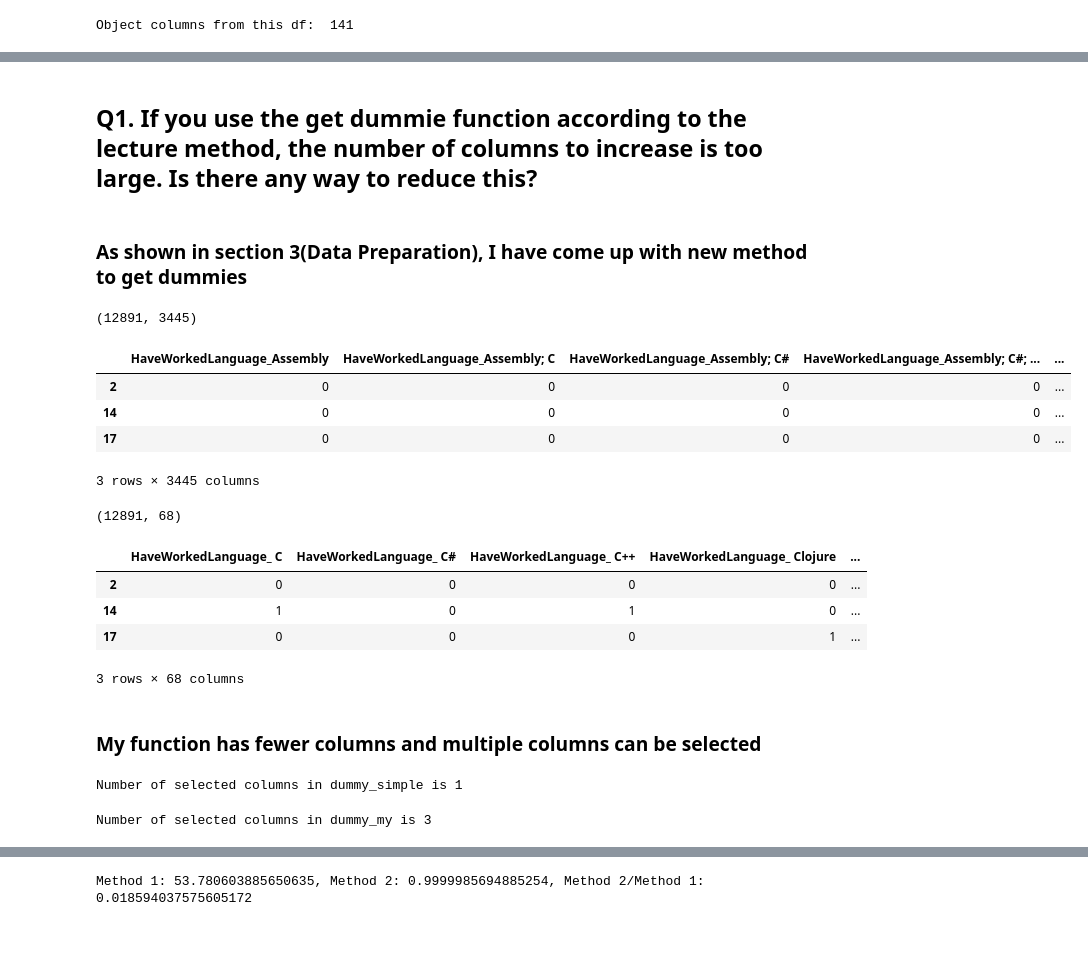
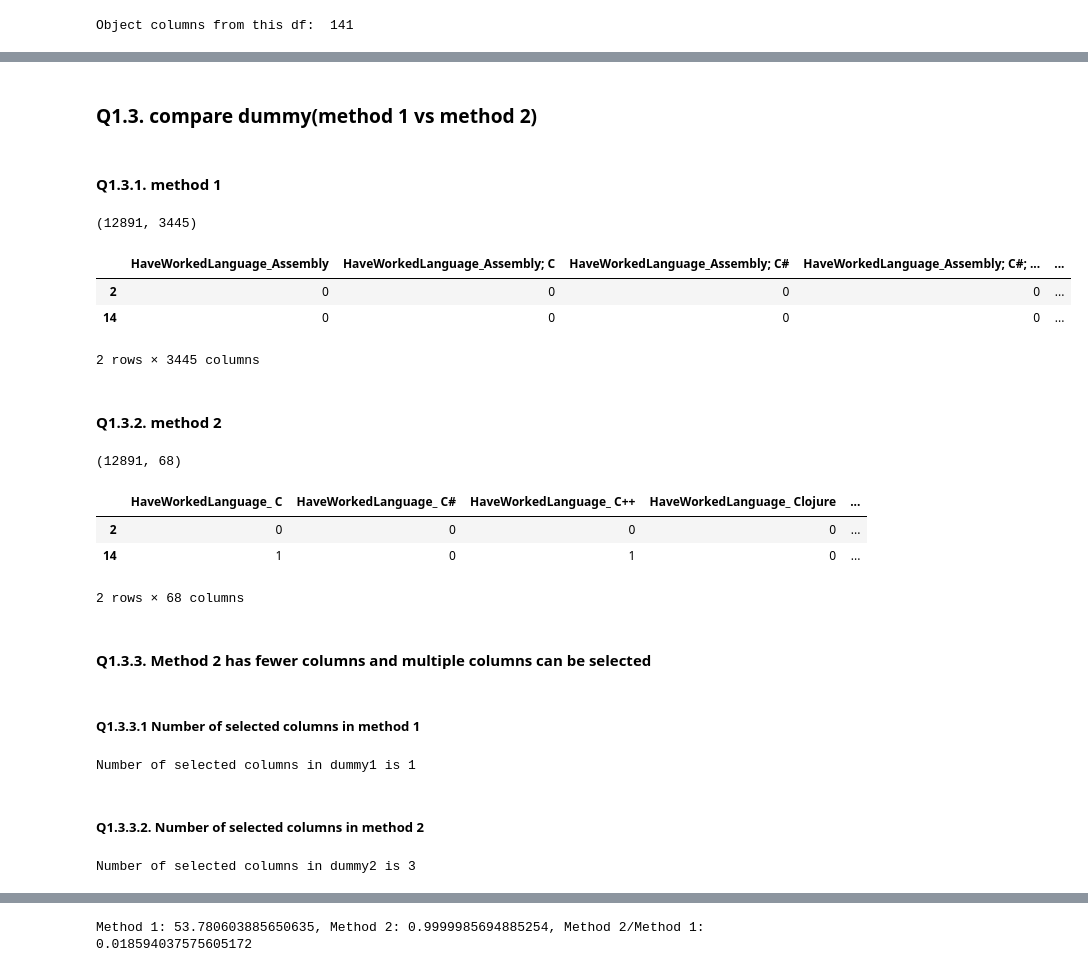
Before and after one commit to 2asyhard/Data-Science-Udacity, a Jupyter notebook: Course 1 Introduction to Data Science/Project 1.ipynb, the cells around one changed output, grey strips where cells are left out. Saved outputs shown, nothing was run; the diff lists cells and outputs as text; code cells hidden in the pictures; blank space fills up the shorter version.

```diff
--- a/Course 1 Introduction to Data Science/Project 1.ipynb
+++ b/Course 1 Introduction to Data Science/Project 1.ipynb
@@ -242,4 +268,4 @@ Index(['DeveloperType', 'MobileDeveloperType', 'ImportantBenefits',
 # %%
-dummy_simple_df_dict, dummy_simple_df_names_list = get_dummy_dict(X)
+dummy_dict1, _ = get_dummy_dict(X)
 # %% [output]
 Object columns from this df:  141
@@ -266,41 +283,45 @@ assert X.shape[1] == len(numeric_df_names_list) + len(dummy_my_df_names_list)
-# %% [markdown]
-## Q1. If you use the get dummie function according to the lecture method, the number of columns to increase is too large. Is there any way to reduce this?
-# %% [markdown]
-### As shown in section 3(Data Preparation), I have come up with new method to get dummies
+# %% [markdown]
+### Q1.3. compare dummy(method 1 vs method 2)
 # %%
 col = 'HaveWorkedLanguage'
+# %% [markdown]
+#### Q1.3.1. method 1
 # %%
-print(dummy_simple_df_dict[col].shape)
-dummy_simple = dummy_simple_df_dict[col]
-dummy_simple.head(3)
+print(dummy_dict1[col].shape)
+dummy_simple = dummy_dict1[col]
+dummy_simple.head(2)
 # %% [output]
 (12891, 3445)
 |  | HaveWorkedLanguage_Assembly | HaveWorkedLanguage_Assembly; C | HaveWorkedLanguage_Assembly; C# | HaveWorkedLanguage_Assembly; C#; ... | ... |
 | 2 | 0 | 0 | 0 | 0 | ... |
 | 14 | 0 | 0 | 0 | 0 | ... |
-| 17 | 0 | 0 | 0 | 0 | ... |
-3 rows × 3445 columns
+2 rows × 3445 columns
+# %% [markdown]
+#### Q1.3.2. method 2
 # %%
-print(dummy_my_df_dict[col].shape)
-dummy_my = dummy_my_df_dict[col]
-dummy_my.head(3)
+print(dummy_dict2[col].shape)
+dummy_my = dummy_dict2[col]
+dummy_my.head(2)
 # %% [output]
 (12891, 68)
 |  | HaveWorkedLanguage_ C | HaveWorkedLanguage_ C# | HaveWorkedLanguage_ C++ | HaveWorkedLanguage_ Clojure | ... |
 | 2 | 0 | 0 | 0 | 0 | ... |
 | 14 | 1 | 0 | 1 | 0 | ... |
-| 17 | 0 | 0 | 0 | 1 | ... |
-3 rows × 68 columns
+2 rows × 68 columns
 # %% [markdown]
-### My function has fewer columns and multiple columns can be selected
+#### Q1.3.3. Method 2 has fewer columns and multiple columns can be selected
+# %% [markdown]
+##### Q1.3.3.1 Number of selected columns in method 1
 # %%
 number_of_ones = dummy_simple.loc[14, :].sum()
-print(f"Number of selected columns in dummy_simple is {number_of_ones}")
+print(f"Number of selected columns in dummy1 is {number_of_ones}")
 # %% [output]
-Number of selected columns in dummy_simple is 1
+Number of selected columns in dummy1 is 1
+# %% [markdown]
+##### Q1.3.3.2. Number of selected columns in method 2
 # %%
 number_of_ones = dummy_my.loc[14, :].sum()
-print(f"Number of selected columns in dummy_my is {number_of_ones}")
+print(f"Number of selected columns in dummy2 is {number_of_ones}")
 # %% [output]
-Number of selected columns in dummy_my is 3
+Number of selected columns in dummy2 is 3
 # %% [markdown]
```
Also changed, not shown: parts of 90 cells of this notebook.
